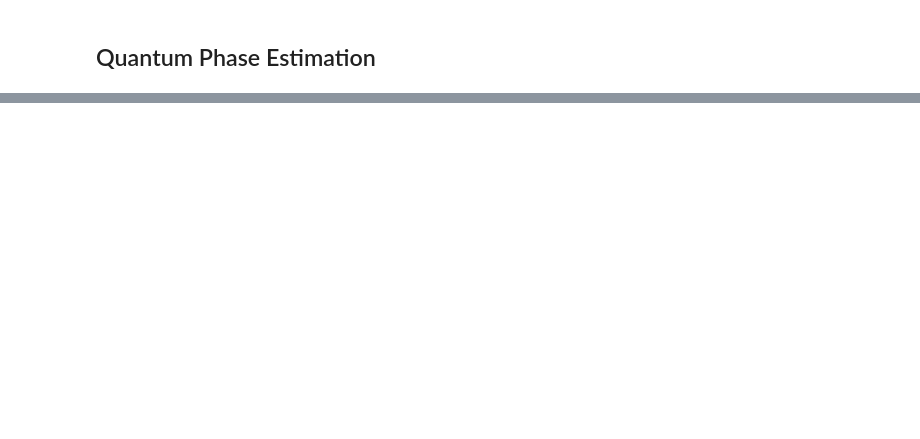
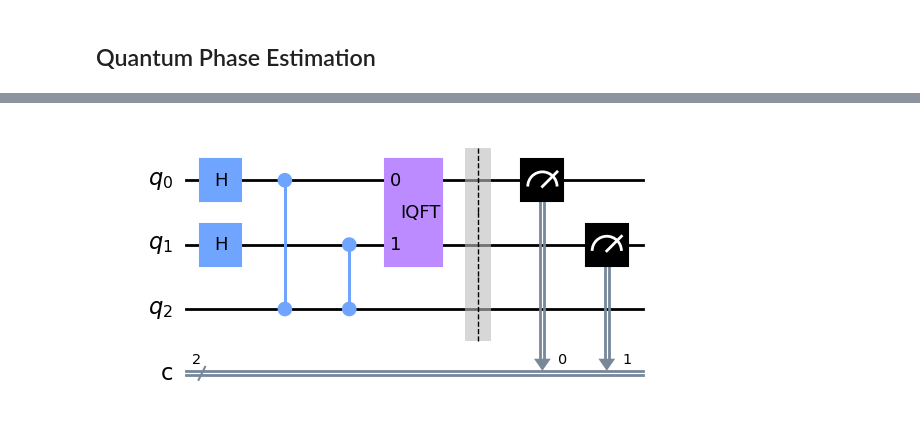
Before and after one commit to Techie5879/qiskit-practice, a Jupyter notebook: QPE.ipynb, the cells around one changed output, grey strips where cells are left out. Cells and saved outputs as stored; diff of their text form; code cells hidden in the pictures; blank space fills up the shorter version.

Commit message:
QPE with IQFT block, 1st eigvec

```diff
--- a/QPE.ipynb
+++ b/QPE.ipynb
@@ -8,23 +64,45 @@ from qiskit.providers.aer import AerSimulator
+# %%
+def inverse_qft(n):
+    """Returns the inverse QFT as a gate."""
+    iqft_circ = QuantumCircuit(n)
+
+    # Swap the qubits
+    for qubit in range(n//2):
+        iqft_circ.swap(qubit, n-qubit-1)
+    # Apply H and controlled rotations
+    for target_qubit in range(n):
+        for control_qubit in range(target_qubit):
+            angle = -math.pi/2**(target_qubit - control_qubit)
+            iqft_circ.cp(angle, control_qubit, target_qubit)
+        iqft_circ.h(target_qubit)
+
+    # Convert the IQFT circuit to a gate
+    iqft_gate = iqft_circ.to_gate()
+    iqft_gate.name = "IQFT"
+
+    return iqft_gate
 # %%
-# Function to setup QPE circuit for a given eigenvector
-def qpe_for_z(eigenvector):
-    qc = QuantumCircuit(2, 1)  # 2 qubits, 1 classical bit for measurement
+# Create the QPE circuit
+qc = QuantumCircuit(3, 2)  # 3 qubits, 2 classical bits for measurement
 
-    # Prepare the eigenvector on the second qubit
-    if eigenvector == '1':
-        qc.x(1)
+# Prepare the eigenvector |e1⟩ on the third qubit
+# qc.x(2)
 
-    # Apply Hadamard to the ancilla
-    qc.h(0)
+# Apply Hadamard to the c-register (first 2 qubits)
+qc.h([0, 1])
 
-    # Controlled-Z operation
-    qc.cz(0, 1)
+# Controlled-U operations, where U is Z in this case.
+qc.cz(0, 2)  # The controlled-Z for the least significant bit of the c-register
+qc.cz(1, 2)  # The controlled-Z for the next qubit in c-register
 
-    # Inverse QFT (Hadamard for single qubit)
-    qc.h(0)
+# Append the IQFT gate to our main circuit
+qc.append(inverse_qft(2), [0, 1])
+qc.barrier()
+# Measurement
+qc.measure([0, 1], [0, 1])
 
-    # Measurement
-    qc.measure(0, 0)
-
-    return qc
+# Display the circuit
+qc.draw('mpl')
+# %% [output]
+[figure, added]
 # %%
```
Also changed, not shown: parts of 6 cells of this notebook.
